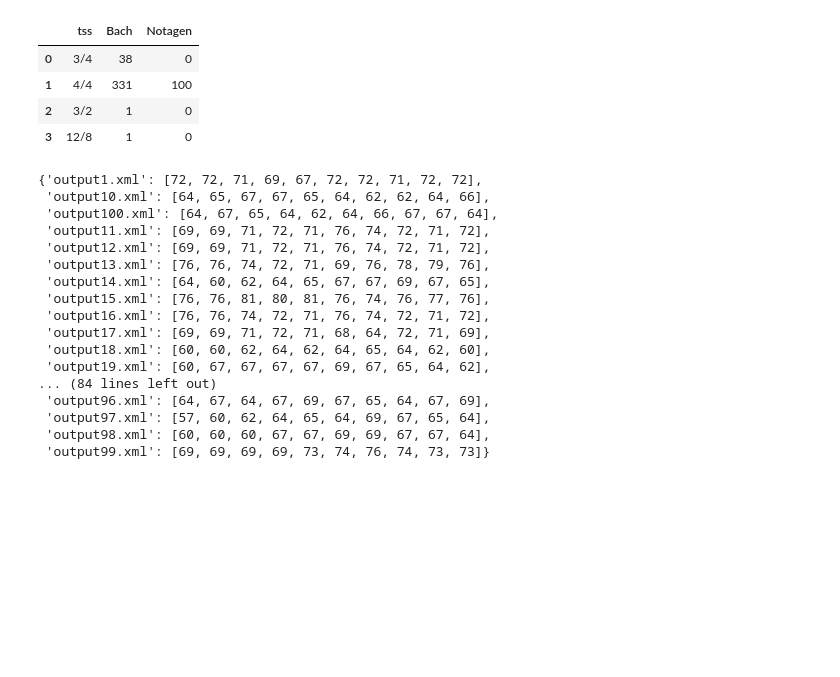
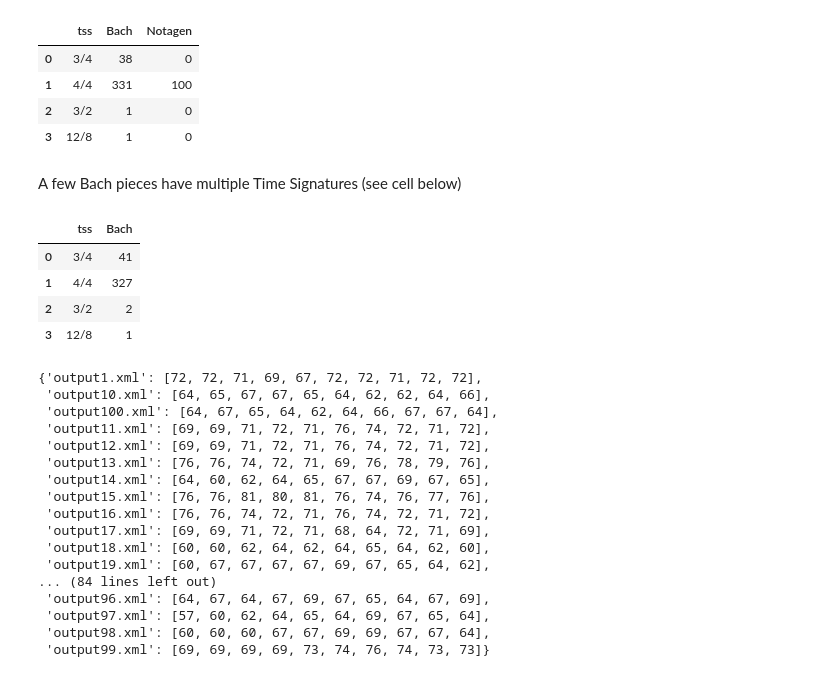
Before and after one commit to jasonvla/bachAndNotagenCorpora, a Jupyter notebook: Bachprojekt.ipynb, the cells around one changed output. Cells and saved outputs as stored; diff of their text form; code cells hidden in the pictures; blank space fills up the shorter version.

```diff
--- a/Bachprojekt.ipynb
+++ b/Bachprojekt.ipynb
@@ -182,6 +174,32 @@ df_tss
 | 1 | 4/4 | 331 | 100 |
 | 2 | 3/2 | 1 | 0 |
 | 3 | 12/8 | 1 | 0 |
+# %% [markdown]
+A few Bach pieces have multiple Time Signatures (see cell below)
+# %%
+from collections import Counter
+bach_tss_list = []
+bach_chorales = m21.corpus.chorales.Iterator()
+for piece in bach_chorales:
+    time_sig = piece.recurse().getElementsByClass(m21.meter.TimeSignature)[1]
+    bach_tss_list.append(time_sig.ratioString)
+bach_tss = Counter(bach_tss_list)
+df_tss = (
+    pd.DataFrame({
+        "Bach": bach_tss
+    })
+    .fillna(0)
+    .astype(int)
+    .reset_index()
+    .rename(columns={"index": "tss"})
+)
+df_tss
+# %% [output]
+|  | tss | Bach |
+| 0 | 3/4 | 41 |
+| 1 | 4/4 | 327 |
+| 2 | 3/2 | 2 |
+| 3 | 12/8 | 1 |
 # %%
 """
 3. Melodies:
```
Also changed, not shown: parts of 3 cells of this notebook.
